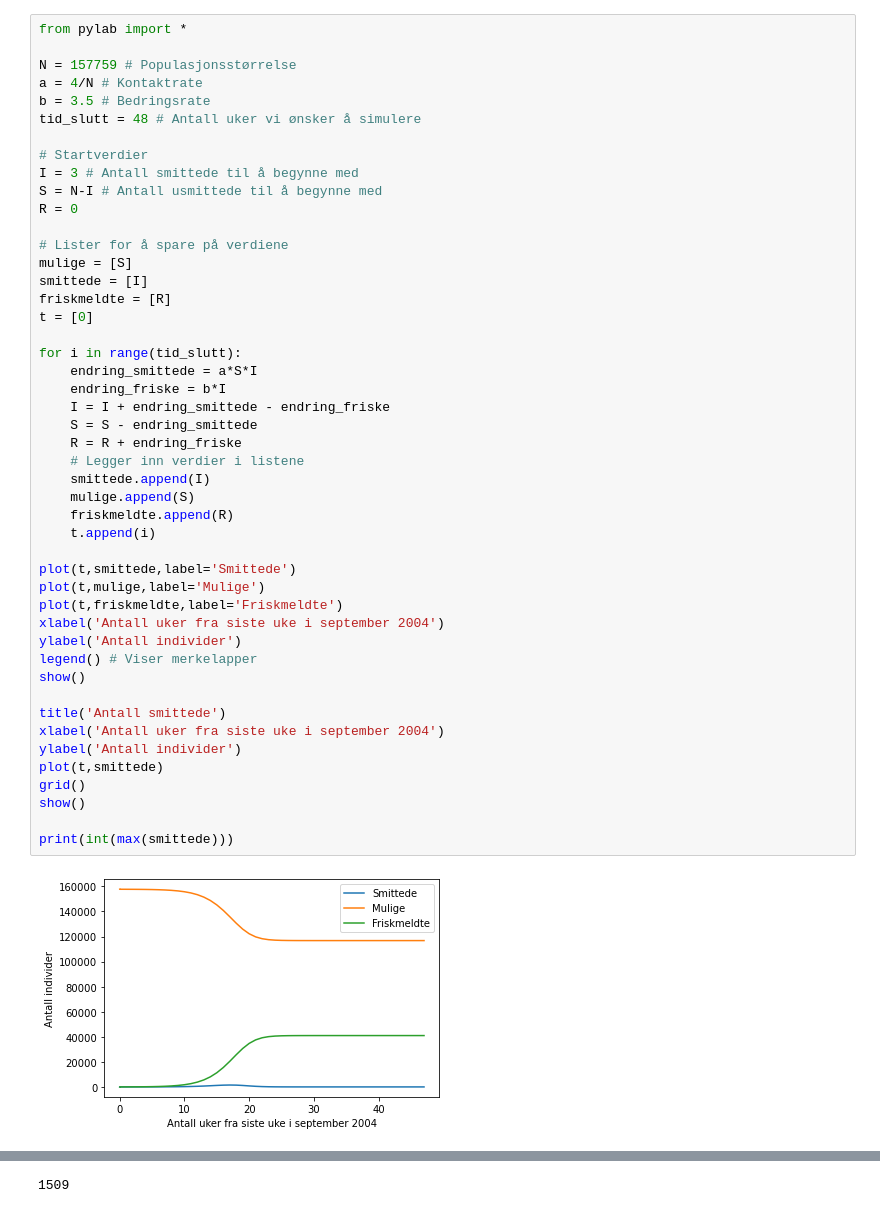
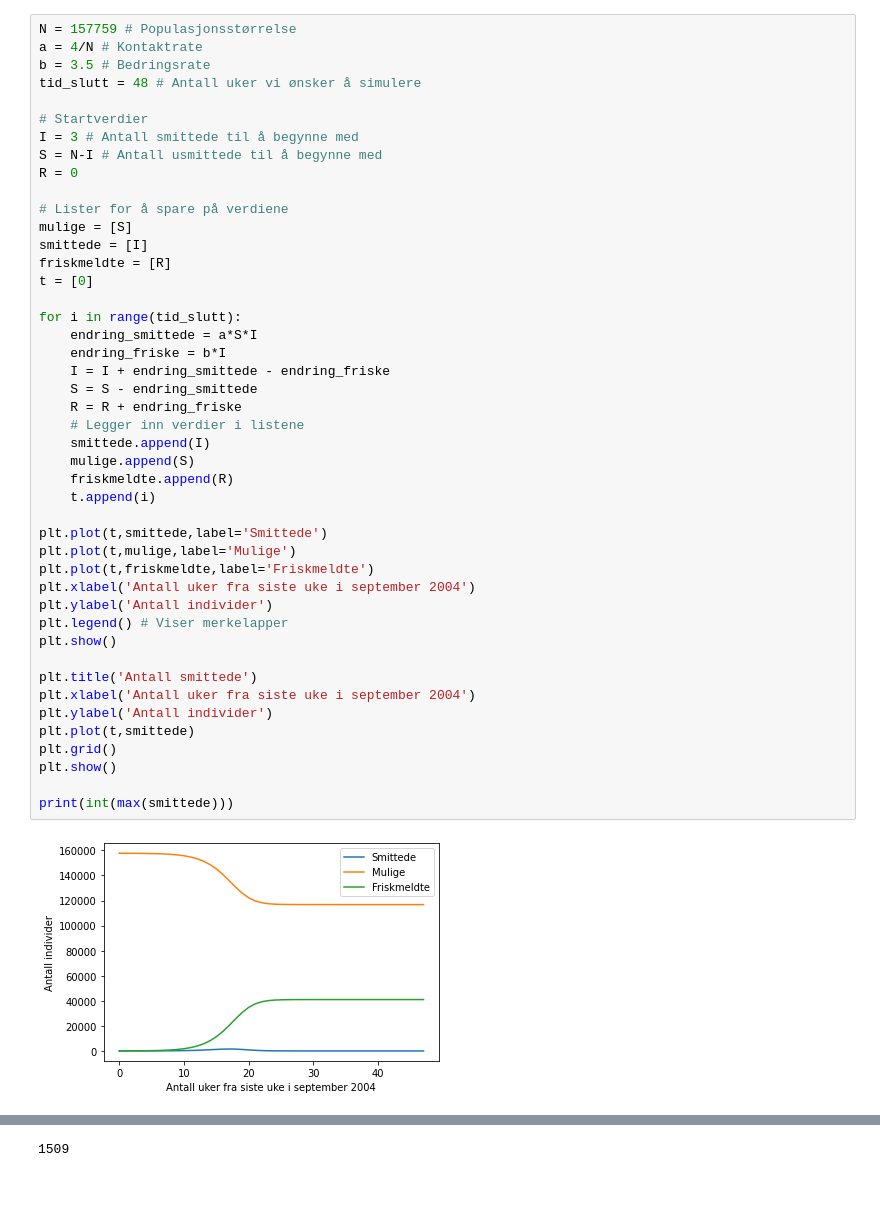
Before and after one commit to andreasdh/Programmering-og-modellering, a Jupyter notebook: docs/tema5_modellering/modelleringsrapport.ipynb, the cells around one changed output, grey strips where cells are left out. Drawn from its saved outputs; the diff is of its cells as text.

```diff
--- a/docs/tema5_modellering/modelleringsrapport.ipynb
+++ b/docs/tema5_modellering/modelleringsrapport.ipynb
@@ -114,52 +134,50 @@ show()
 # %%
-from pylab import *
-
 N = 157759 # Populasjonsstørrelse
 a = 4/N # Kontaktrate
 b = 3.5 # Bedringsrate
 tid_slutt = 48 # Antall uker vi ønsker å simulere
 
 # Startverdier
 I = 3 # Antall smittede til å begynne med
 S = N-I # Antall usmittede til å begynne med
 R = 0
 
 # Lister for å spare på verdiene
 mulige = [S]
 smittede = [I]
 friskmeldte = [R]
 t = [0]
 
 for i in range(tid_slutt):
     endring_smittede = a*S*I
     endring_friske = b*I
     I = I + endring_smittede - endring_friske
     S = S - endring_smittede
     R = R + endring_friske
     # Legger inn verdier i listene
     smittede.append(I)
     mulige.append(S)
     friskmeldte.append(R)
     t.append(i)
 
-plot(t,smittede,label='Smittede')
-plot(t,mulige,label='Mulige')
-plot(t,friskmeldte,label='Friskmeldte')
-xlabel('Antall uker fra siste uke i september 2004')
-ylabel('Antall individer')
-legend() # Viser merkelapper
-show()
+plt.plot(t,smittede,label='Smittede')
+plt.plot(t,mulige,label='Mulige')
+plt.plot(t,friskmeldte,label='Friskmeldte')
+plt.xlabel('Antall uker fra siste uke i september 2004')
+plt.ylabel('Antall individer')
+plt.legend() # Viser merkelapper
+plt.show()
 
-title('Antall smittede')
-xlabel('Antall uker fra siste uke i september 2004')
-ylabel('Antall individer')
-plot(t,smittede)
-grid()
-show()
+plt.title('Antall smittede')
+plt.xlabel('Antall uker fra siste uke i september 2004')
+plt.ylabel('Antall individer')
+plt.plot(t,smittede)
+plt.grid()
+plt.show()
 
 print(int(max(smittede)))
 # %% [output]
-[figure, old version]
+[figure, new version]
 [figure]
 1509
 # %% [markdown]
```
Also changed, not shown: parts of 17 cells of this notebook, 2 other files.
